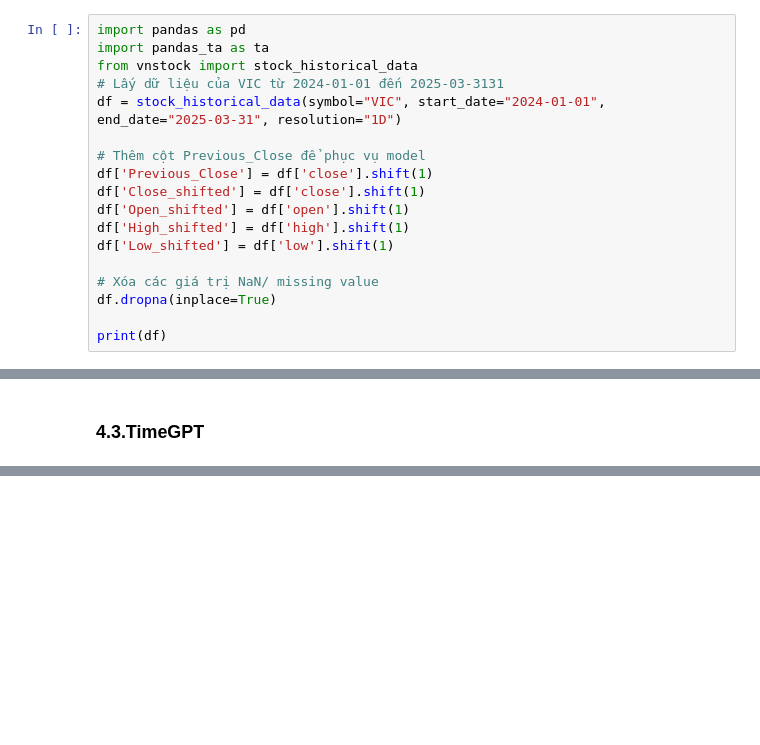
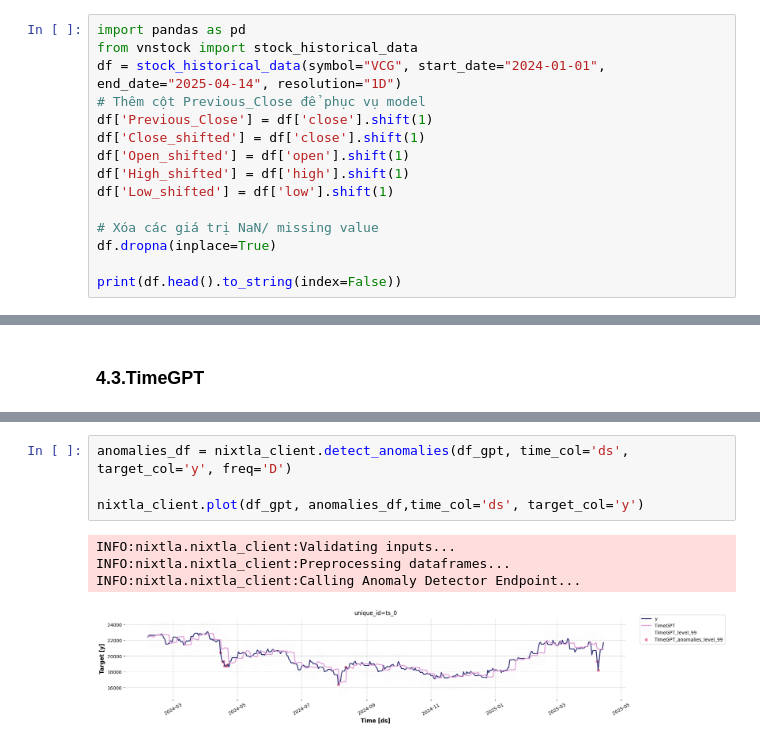
Before and after one commit to PNTLinh/Stock_TI, a Jupyter notebook: stock.ipynb, the cells around one changed output, grey strips where cells are left out. Saved outputs shown, nothing was run; the diff lists cells and outputs as text; blank space fills up the shorter version.

```diff
--- a/stock.ipynb
+++ b/stock.ipynb
@@ -251,10 +60,7 @@ print(df)
 # %%
 import pandas as pd
-import pandas_ta as ta
 from vnstock import stock_historical_data
-# Lấy dữ liệu của VIC từ 2024-01-01 đến 2025-03-3131
-df = stock_historical_data(symbol="VIC", start_date="2024-01-01", end_date="2025-03-31", resolution="1D")
-
+df = stock_historical_data(symbol="VCG", start_date="2024-01-01", end_date="2025-04-14", resolution="1D")
 # Thêm cột Previous_Close để phục vụ model
 df['Previous_Close'] = df['close'].shift(1)
 df['Close_shifted'] = df['close'].shift(1)
@@ -265,5 +71,5 @@ df['Low_shifted'] = df['low'].shift(1)
 # Xóa các giá trị NaN/ missing value
 df.dropna(inplace=True)
 
-print(df)
+print(df.head().to_string(index=False))
 # %% [output]
@@ -523,0 +530,9 @@ Biểu đồ đã được lưu thành daily_mae_matplotlib.png
+# %%
+anomalies_df = nixtla_client.detect_anomalies(df_gpt, time_col='ds', target_col='y', freq='D')
+
+nixtla_client.plot(df_gpt, anomalies_df,time_col='ds', target_col='y')
+# %% [output]
+INFO:nixtla.nixtla_client:Validating inputs...
+INFO:nixtla.nixtla_client:Preprocessing dataframes...
+INFO:nixtla.nixtla_client:Calling Anomaly Detector Endpoint...
+[figure, added]
```
Also changed, not shown: parts of 35 cells of this notebook, 3 other files.
